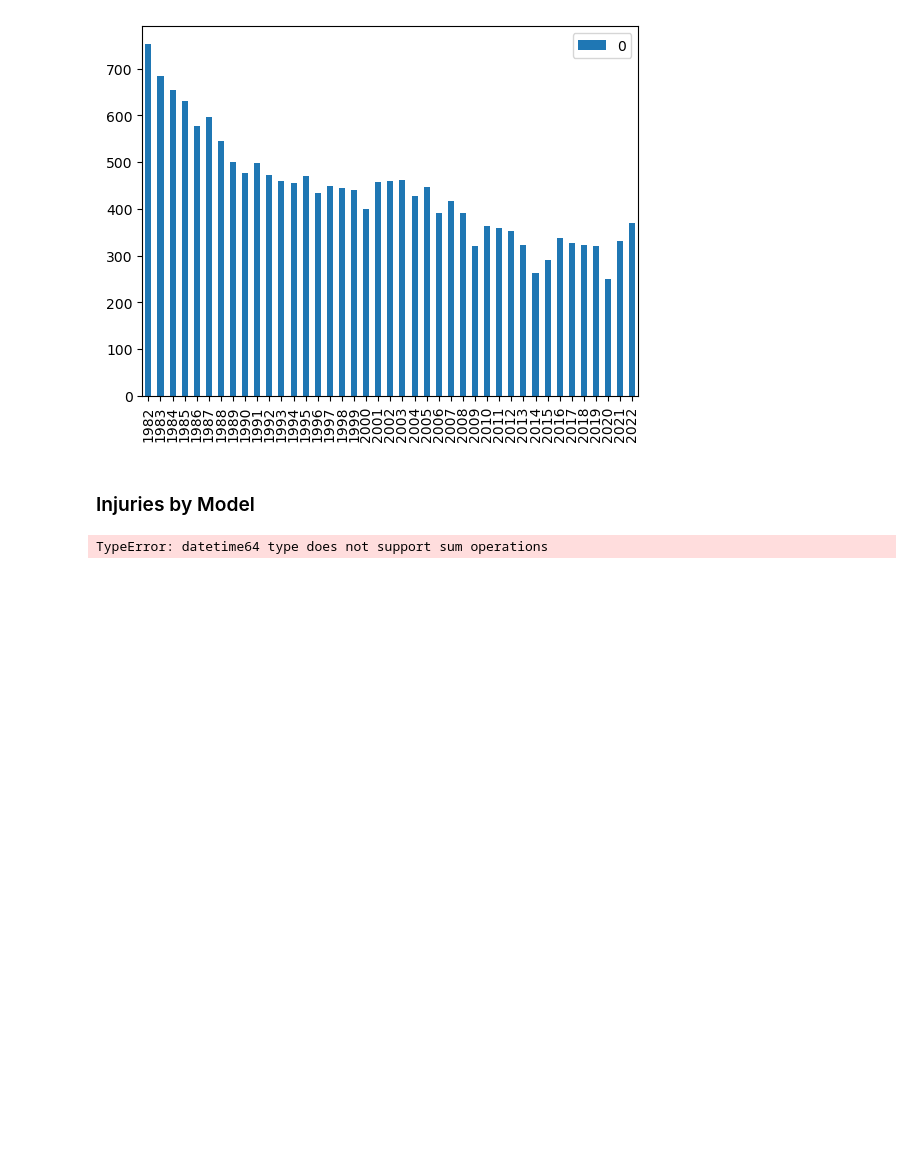
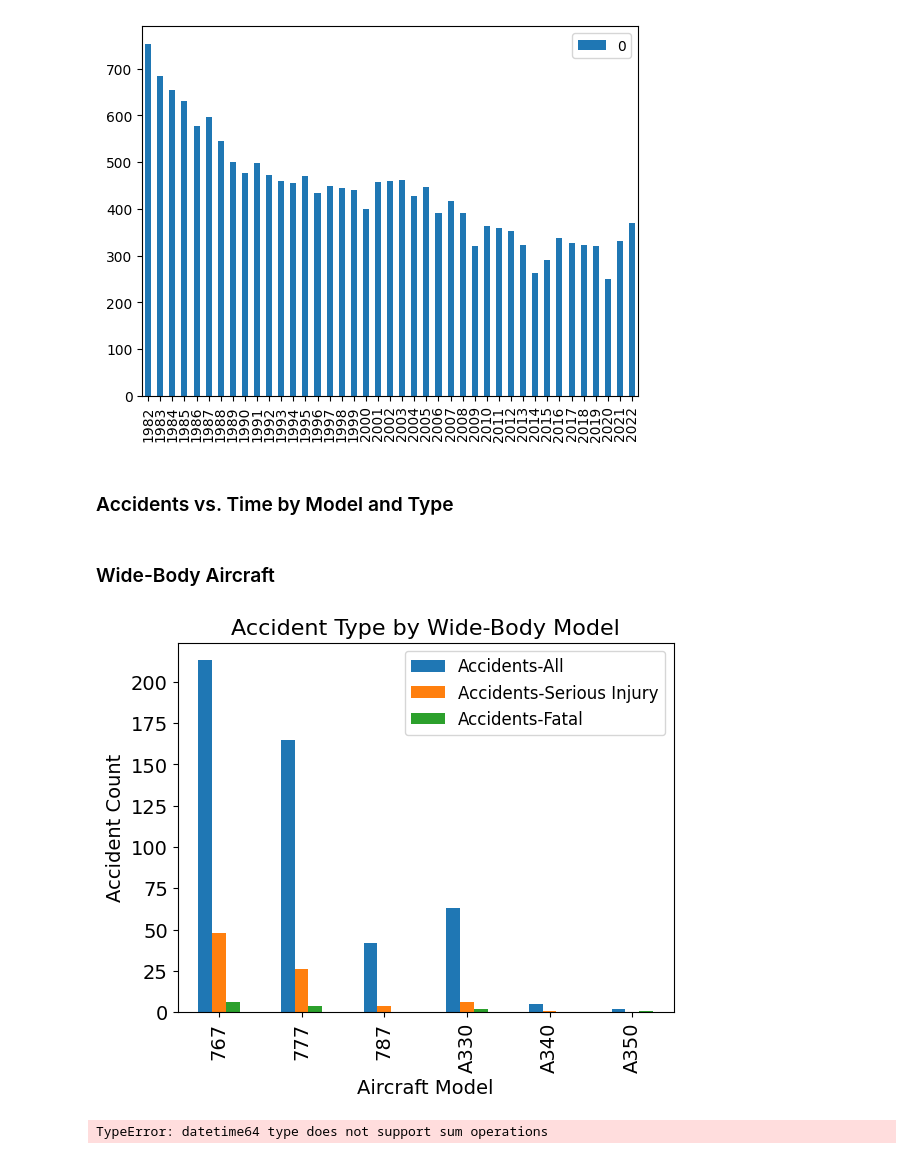
Before and after one commit to jgoett2/AirplaneRecommendations, a Jupyter notebook: AirplaneAnalysis.ipynb, the cells around one changed output. Cells and saved outputs as stored; diff of their text form; code cells hidden in the pictures; blank space fills up the shorter version.

Commit message:
added code to create wide-body aircraft visualization

```diff
--- a/AirplaneAnalysis.ipynb
+++ b/AirplaneAnalysis.ipynb
@@ -24,7 +24,5 @@ import pandas as pd
 import numpy as np
 import matplotlib.pyplot as plt
 # %%
-df = pd.read_csv("Data/Aviation_Data.csv")
-models_of_interest = pd.read_csv("Data/ModelsOfInterest.csv")
-#df = pd.read_csv("https://raw.githubusercontent.com/jgoett2/AirplaneRecommendations/main/Data/Aviation_Data.csv")
-#models_of_interest = pd.read_csv("https://raw.githubusercontent.com/jgoett2/AirplaneRecommendations/main/Data/ModelsOfInterest.csv")
+#df = pd.read_csv("Data/Aviation_Data.csv")
+df = pd.read_csv("https://raw.githubusercontent.com/jgoett2/AirplaneRecommendations/main/Data/Aviation_Data.csv")
@@ -43,3 +43,6 @@ df["Year"] = df["Event.Date"].dt.year
 # %% [markdown]
 This analysis will concentrate on airplane models that are currently in production.  The dataframe models_of_interest holds data about these models.
 The database Make and Model values are updated to use consistent naming.
+# %%
+models_of_interest = pd.read_csv("https://raw.githubusercontent.com/jgoett2/AirplaneRecommendations/main/Data/ModelsOfInterest.csv")
+models_of_interest["Model"]=models_of_interest["Model"].map(lambda x:str(x))
@@ -105,7 +111,34 @@ pd.DataFrame(count,index=years[0:41]).plot.bar()
 <Axes: >
 [figure]
 # %% [markdown]
-### Injuries by Model
+### Accidents vs. Time by Model and Type
+# %% [markdown]
+### Wide-Body Aircraft
+# %%
+wide_body=df[df["Airplane.Type"]=="wide-body"]
+all_accident_count=wide_body.groupby(["Model"]).count()["Event.Date"]
+
+filter_serious_injury=wide_body["Total.Serious.Injuries"]>0
+injury_accident_count=wide_body[filter_serious_injury].groupby(["Model"]).count()["Event.Date"]
+
+filter_fatal_injury=wide_body["Total.Fatal.Injuries"]>0
+fatal_accident_count=wide_body[filter_fatal_injury].groupby(["Model"]).count()["Event.Date"]
+
+
+distribution=pd.concat([all_accident_count,injury_accident_count,fatal_accident_count],axis=1)
+distribution.columns=["Accidents-All","Accidents-Serious Injury","Accidents-Fatal"]
+# %%
+fig, ax=plt.subplots()
+distribution.plot.bar(ax=ax, fontsize=14)
+
+ax.set_title("Accident Type by Wide-Body Model", fontsize=16)
+ax.set_xlabel("Aircraft Model", fontsize=14)
+ax.set_ylabel("Accident Count", fontsize=14)
+ax.legend(fontsize=12)
+
+fig.savefig("widebody_distribution.png")
+# %% [output]
+[figure, added]
 # %%
 for col in ["Total.Serious.Injuries","Total.Fatal.Injuries"]:
     df[col]=df[col].map(lambda x:0 if np.isnan(x) else int(x))
```
Also changed, not shown: parts of 7 cells of this notebook.
